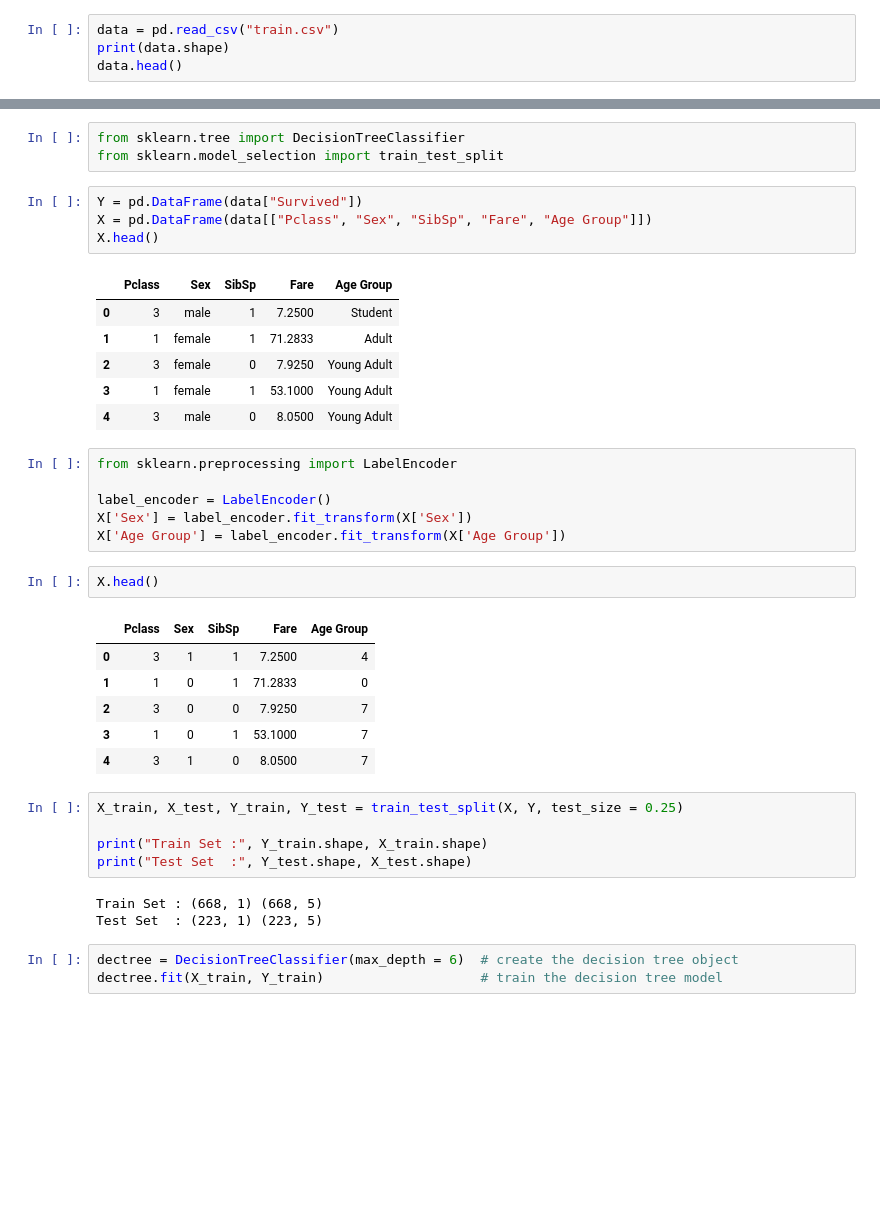
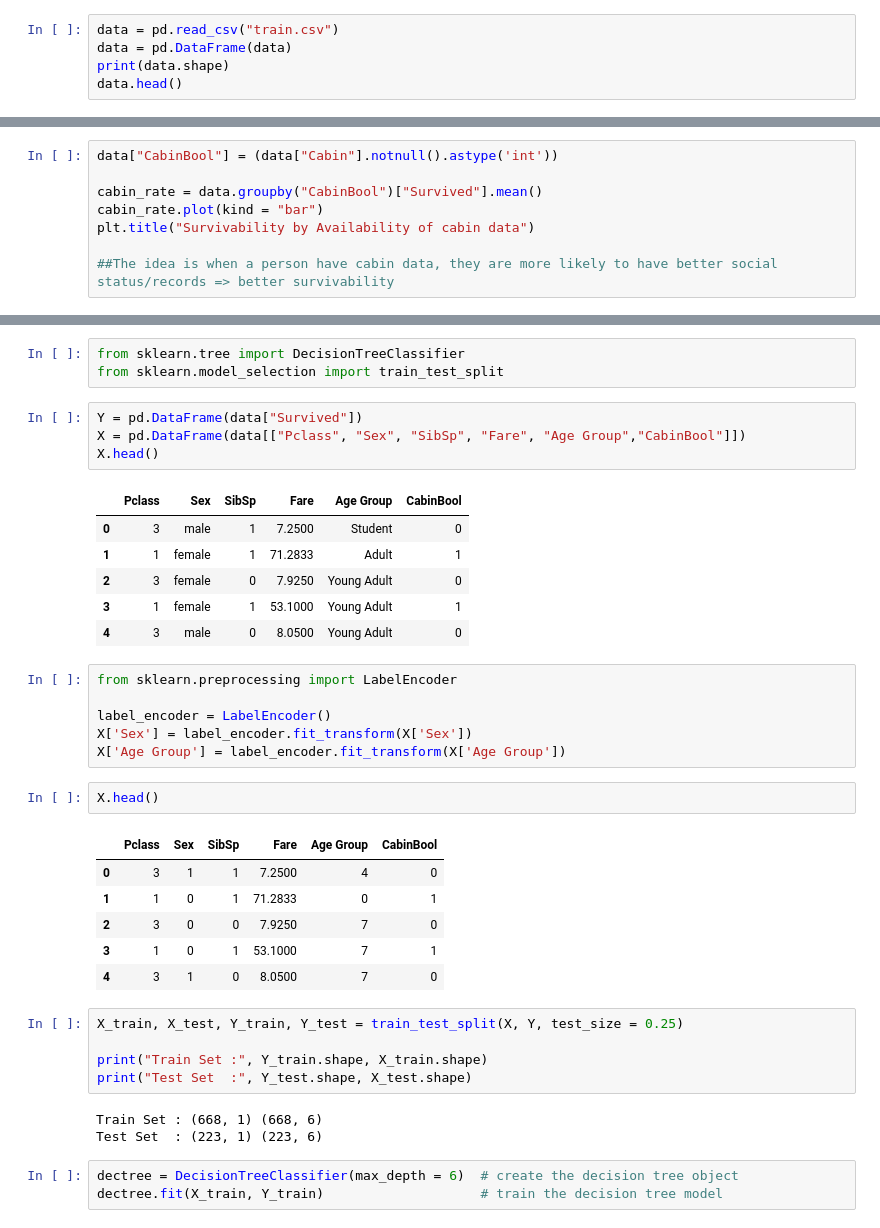
Before and after one commit to HongSon28/IE0005-Mini-Project, a Jupyter notebook: Main.ipynb, the cells around one changed output, grey strips where cells are left out. Saved outputs shown, nothing was run; the diff lists cells and outputs as text; blank space fills up the shorter version.

```diff
--- a/Main.ipynb
+++ b/Main.ipynb
@@ -21,5 +45,6 @@ Import data set
 # %%
 data = pd.read_csv("train.csv")
+data = pd.DataFrame(data)
 print(data.shape)
 data.head()
 # %% [output]
@@ -245,3 +293,11 @@ plt.title("Survivability by age group")
 # %% [output]
 Text(0.5, 1.0, 'Survivability by age group')
 [figure]
+# %%
+data["CabinBool"] = (data["Cabin"].notnull().astype('int'))
+
+cabin_rate = data.groupby("CabinBool")["Survived"].mean()
+cabin_rate.plot(kind = "bar")
+plt.title("Survivability by Availability of cabin data")
+
+##The idea is when a person have cabin data, they are more likely to have better social status/records => better survivability
@@ -250,15 +318,15 @@ from sklearn.tree import DecisionTreeClassifier
 from sklearn.model_selection import train_test_split
 # %%
 Y = pd.DataFrame(data["Survived"])
-X = pd.DataFrame(data[["Pclass", "Sex", "SibSp", "Fare", "Age Group"]])
+X = pd.DataFrame(data[["Pclass", "Sex", "SibSp", "Fare", "Age Group","CabinBool"]])
 X.head()
 # %% [output]
-|  | Pclass | Sex | SibSp | Fare | Age Group |
-| 0 | 3 | male | 1 | 7.2500 | Student |
-| 1 | 1 | female | 1 | 71.2833 | Adult |
-| 2 | 3 | female | 0 | 7.9250 | Young Adult |
-| 3 | 1 | female | 1 | 53.1000 | Young Adult |
-| 4 | 3 | male | 0 | 8.0500 | Young Adult |
+|  | Pclass | Sex | SibSp | Fare | Age Group | CabinBool |
+| 0 | 3 | male | 1 | 7.2500 | Student | 0 |
+| 1 | 1 | female | 1 | 71.2833 | Adult | 1 |
+| 2 | 3 | female | 0 | 7.9250 | Young Adult | 0 |
+| 3 | 1 | female | 1 | 53.1000 | Young Adult | 1 |
+| 4 | 3 | male | 0 | 8.0500 | Young Adult | 0 |
 # %%
 from sklearn.preprocessing import LabelEncoder
 
@@ -268,20 +336,20 @@ X['Age Group'] = label_encoder.fit_transform(X['Age Group'])
 # %%
 X.head()
 # %% [output]
-|  | Pclass | Sex | SibSp | Fare | Age Group |
-| 0 | 3 | 1 | 1 | 7.2500 | 4 |
-| 1 | 1 | 0 | 1 | 71.2833 | 0 |
-| 2 | 3 | 0 | 0 | 7.9250 | 7 |
-| 3 | 1 | 0 | 1 | 53.1000 | 7 |
-| 4 | 3 | 1 | 0 | 8.0500 | 7 |
+|  | Pclass | Sex | SibSp | Fare | Age Group | CabinBool |
+| 0 | 3 | 1 | 1 | 7.2500 | 4 | 0 |
+| 1 | 1 | 0 | 1 | 71.2833 | 0 | 1 |
+| 2 | 3 | 0 | 0 | 7.9250 | 7 | 0 |
+| 3 | 1 | 0 | 1 | 53.1000 | 7 | 1 |
+| 4 | 3 | 1 | 0 | 8.0500 | 7 | 0 |
 # %%
 X_train, X_test, Y_train, Y_test = train_test_split(X, Y, test_size = 0.25)
 
 print("Train Set :", Y_train.shape, X_train.shape)
 print("Test Set  :", Y_test.shape, X_test.shape)
 # %% [output]
-Train Set : (668, 1) (668, 5)
-Test Set  : (223, 1) (223, 5)
+Train Set : (668, 1) (668, 6)
+Test Set  : (223, 1) (223, 6)
 # %%
 dectree = DecisionTreeClassifier(max_depth = 6)  # create the decision tree object
 dectree.fit(X_train, Y_train)                    # train the decision tree model
```
Also changed, not shown: parts of 22 cells of this notebook.
